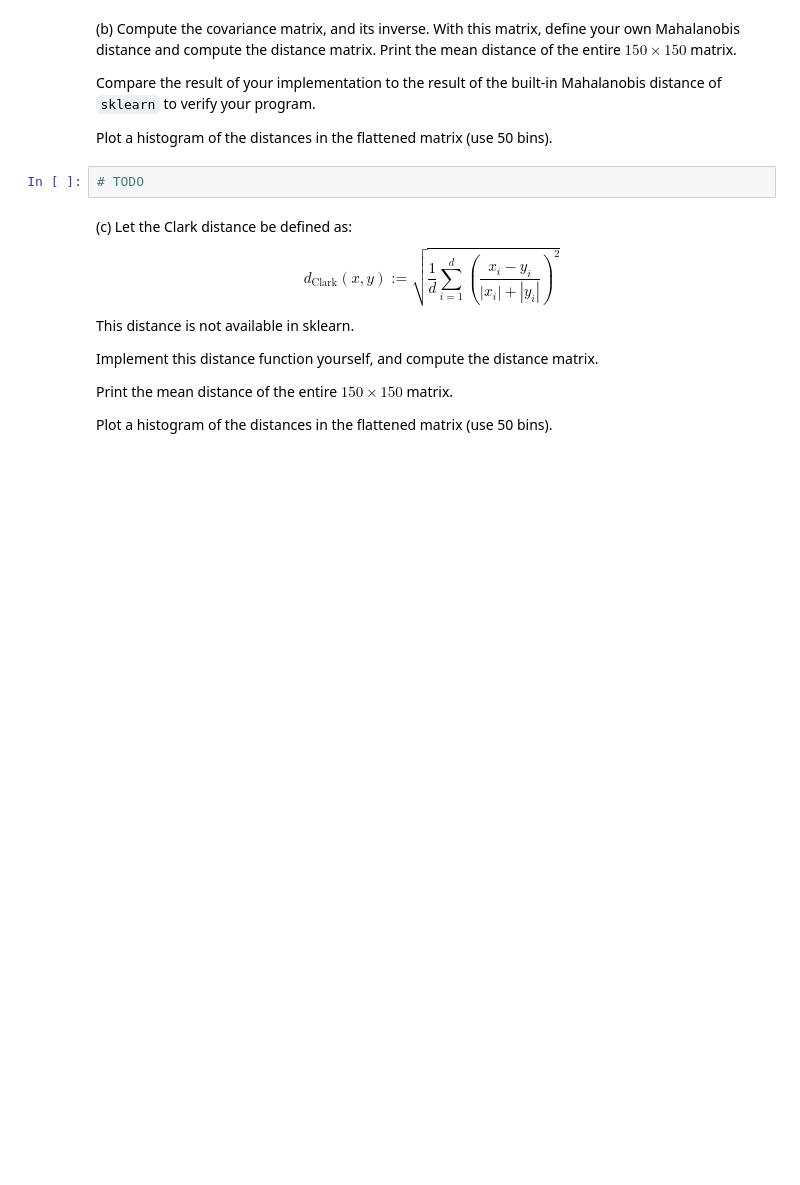
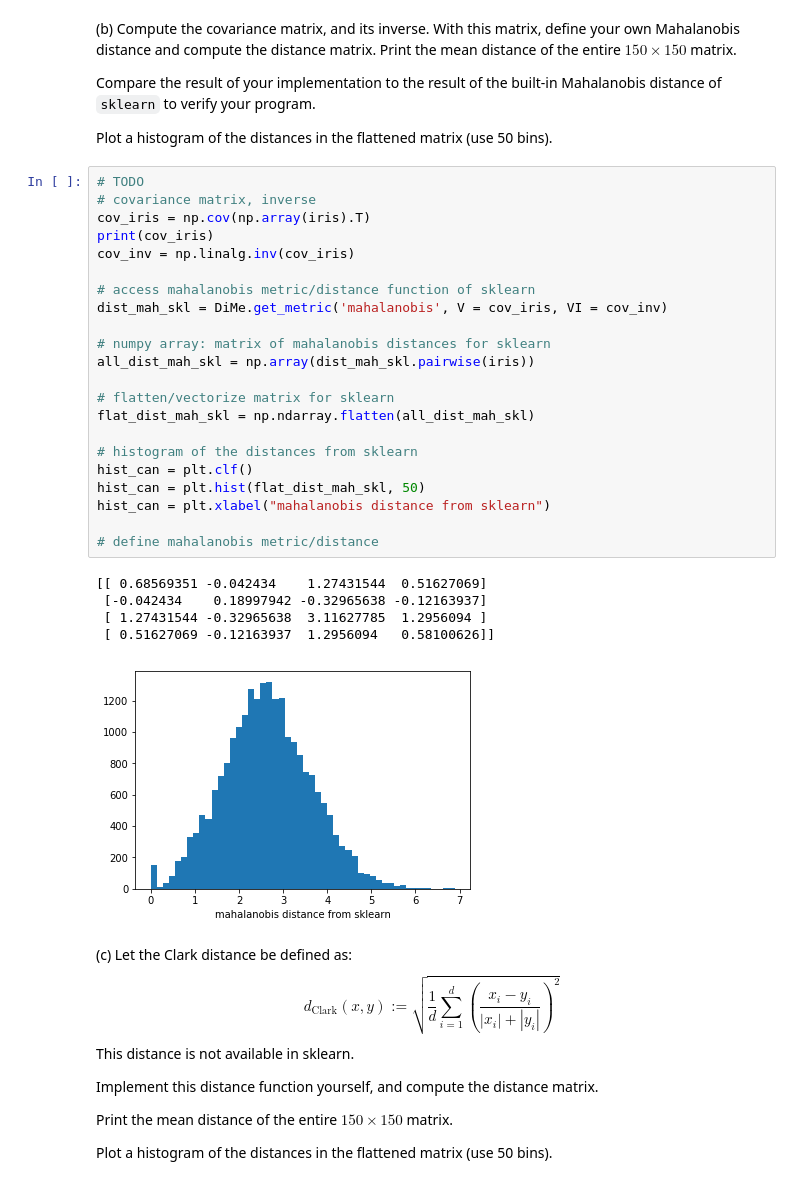
Before and after one commit to MagischeMiesmuschel/MaschinellesLernen, a Jupyter notebook: asg01.ipynb, the cells around one changed output. Drawn from its saved outputs; the diff is of its cells as text; blank space fills up the shorter version.

```diff
--- a/asg01.ipynb
+++ b/asg01.ipynb
@@ -288,8 +308,34 @@ Print the mean distance of the entire $150\times 150$ matrix.
 Compare the result of your implementation to the result of the built-in Mahalanobis distance of `sklearn` to verify your program.
 
 Plot a histogram of the distances in the flattened matrix (use 50 bins).
-# %%
-# TODO
+# %%
+# TODO
+# covariance matrix, inverse
+cov_iris = np.cov(np.array(iris).T)
+print(cov_iris)
+cov_inv = np.linalg.inv(cov_iris)
+
+# access mahalanobis metric/distance function of sklearn
+dist_mah_skl = DiMe.get_metric('mahalanobis', V = cov_iris, VI = cov_inv)
+
+# numpy array: matrix of mahalanobis distances for sklearn
+all_dist_mah_skl = np.array(dist_mah_skl.pairwise(iris))
+
+# flatten/vectorize matrix for sklearn
+flat_dist_mah_skl = np.ndarray.flatten(all_dist_mah_skl)
+
+# histogram of the distances from sklearn
+hist_can = plt.clf()
+hist_can = plt.hist(flat_dist_mah_skl, 50)
+hist_can = plt.xlabel("mahalanobis distance from sklearn")
+
+# define mahalanobis metric/distance
+# %% [output]
+[[ 0.68569351 -0.042434    1.27431544  0.51627069]
+ [-0.042434    0.18997942 -0.32965638 -0.12163937]
+ [ 1.27431544 -0.32965638  3.11627785  1.2956094 ]
+ [ 0.51627069 -0.12163937  1.2956094   0.58100626]]
+[figure, added]
 # %% [markdown]
 (c) Let the Clark distance be defined as:
 $$d_{\operatorname{Clark}}(x,y) := \sqrt{
```
Also changed, not shown: parts of 6 cells of this notebook.
